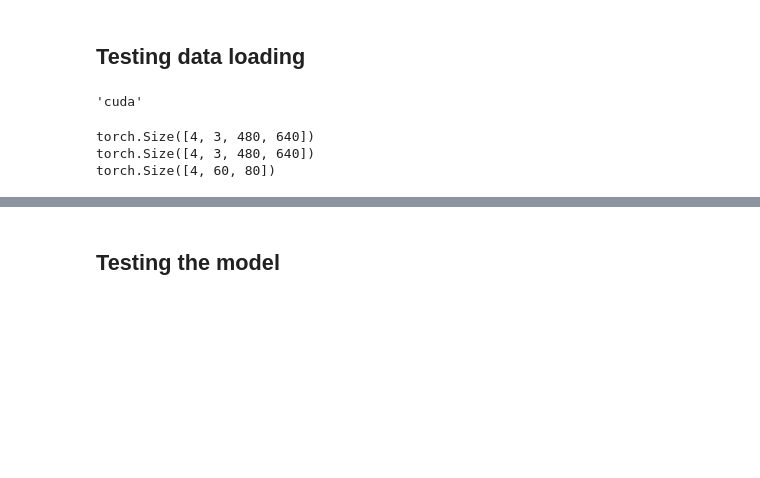
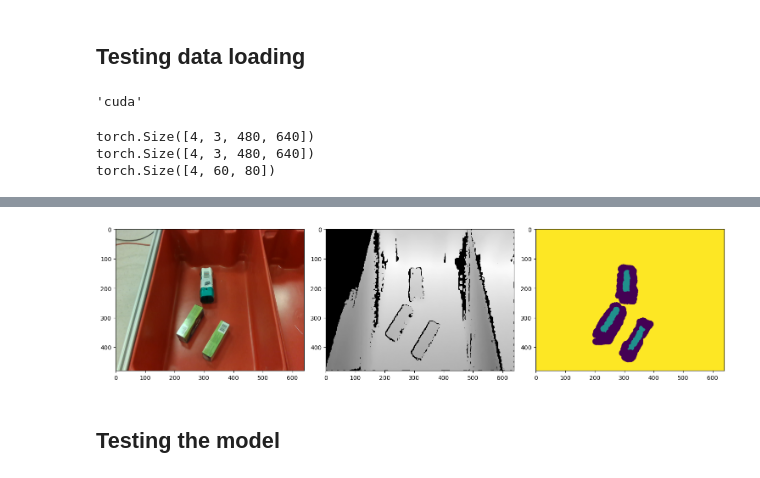
Before and after one commit to sribnyak/arc-robot-vision-python, a Jupyter notebook: suction-based-grasping-py/convnet/experiments.ipynb, the cells around one changed output, grey strips where cells are left out. Drawn from its saved outputs; the diff is of its cells as text; code cells hidden in the pictures; blank space fills up the shorter version.

```diff
--- a/suction-based-grasping-py/convnet/experiments.ipynb
+++ b/suction-based-grasping-py/convnet/experiments.ipynb
@@ -60,3 +58,19 @@ Clipping input data to the valid range for imshow with RGB data ([0..1] for floa
+# %%
+dataset = SuctionGraspingDataset(
+    data_path='../data',
+    sample_list='../data/train-split.txt',
+    transform=None
+)
+color_img, depth_img, label_img = dataset[0]
+
+fig, axes = plt.subplots(1, 3, figsize=(15, 5))
+axes[0].imshow(color_img)
+axes[1].imshow(depth_img, cmap="gray")
+axes[2].imshow(label_img)
+plt.tight_layout()
+plt.show()
+# %% [output]
+[figure, added]
 # %% [markdown]
 ## Testing the model
 # %%
```
Also changed, not shown: parts of 5 cells of this notebook, 8 other files.
